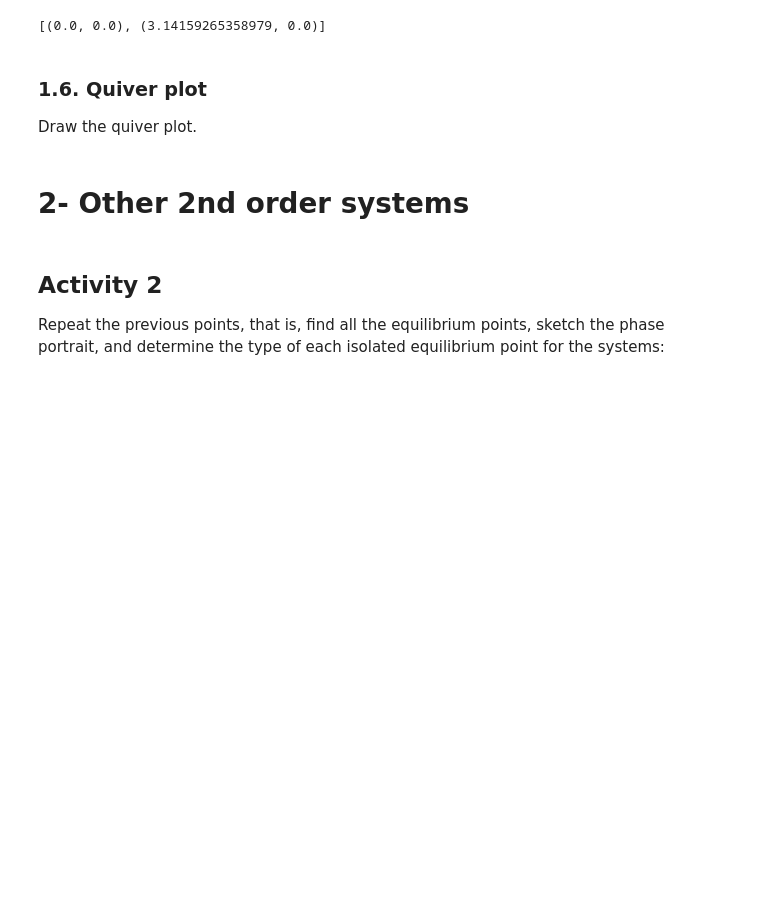
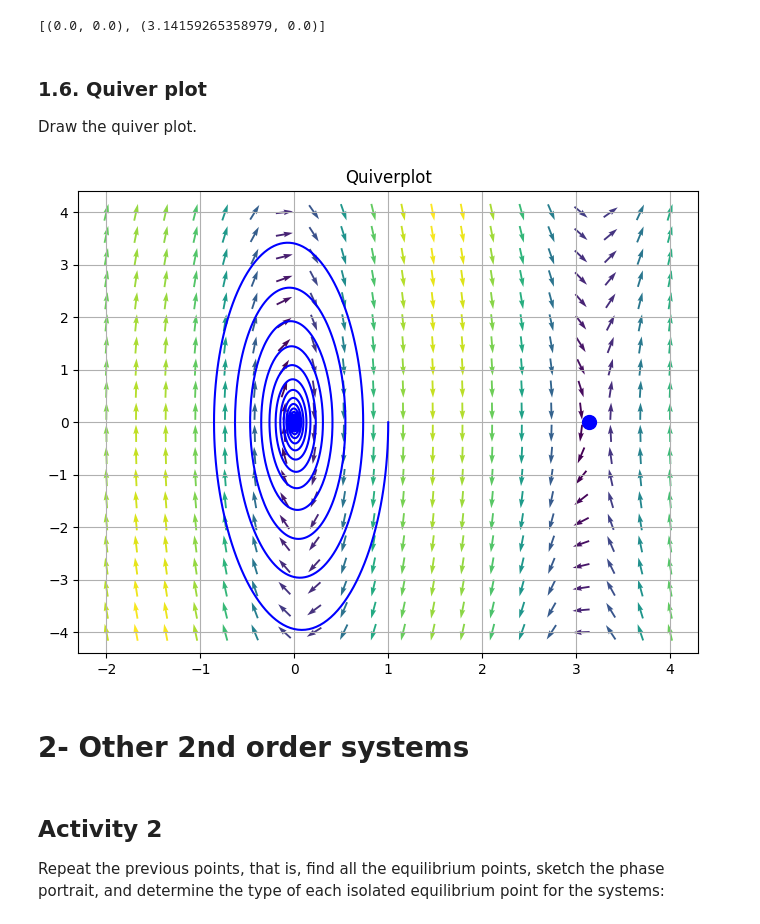
Before and after one commit to TiagoClaro02/ControlAndOptimization, a Jupyter notebook: CO_notebook02_2024.ipynb, the cells around one changed output. Saved outputs shown, nothing was run; the diff lists cells and outputs as text; code cells hidden in the pictures; blank space fills up the shorter version.

```diff
--- a/CO_notebook02_2024.ipynb
+++ b/CO_notebook02_2024.ipynb
@@ -219,34 +227,36 @@ x2_signal[0] = 0.0
 for i in range(0,t_signal.shape[0]-1):
     x1_signal[i+1], x2_signal[i+1] = rk_step_f((x1_signal[i],x2_signal[i]),dt,t_signal[i])
 
 
 #plot
 fig2 = plt.figure(figsize=(8,6))
 ax4 = fig2.add_subplot(1,1,1)
 
 # plot equilibrium points
 for point in equilibria:
   ax4.plot(point[0],point[1],"blue", marker = "o", markersize = 10.0)
 ax4.set_title("Quiverplot")
 #ax4.legend(loc='best')
 
 # quiverplot
 # define a grid and compute direction at each point
 x1 = np.linspace(-2, 4, 20)
 x2 = np.linspace(-4, 4, 20)
 
 X1 , X2  = np.meshgrid(x1, x2)                  # create a grid
-DX1, DX2 = #                      # compute growth rate on the grid
+DX1, DX2 = Sys_f([X1, X2])                      # compute growth rate on the gridt
 M = (np.hypot(DX1, DX2))                        # norm growth rate
 M[ M == 0] = 1.                                 # avoid zero division errors
 DX1 /= M                                        # normalize each arrows
 DX2 /= M
 
 ax4.quiver(X1, X2, DX1, DX2, M, pivot='mid')
 #ax4.plot(myx1, myx2, color="blue")
 ax4.plot(x1_signal, x2_signal, color="blue")
 #ax4.axis('Equal')
 ax4.grid()
+# %% [output]
+[figure, added]
 # %% [markdown]
 # 2- Other 2nd order systems
 # %% [markdown]
```
Also changed, not shown: parts of 4 cells of this notebook, 1 other file.
